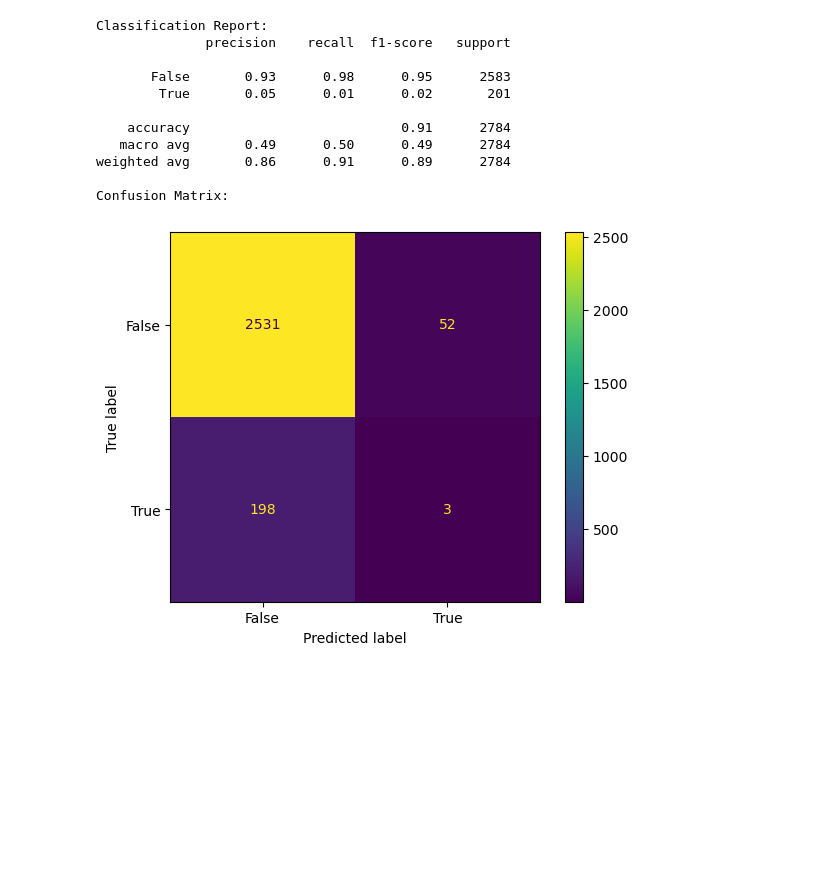
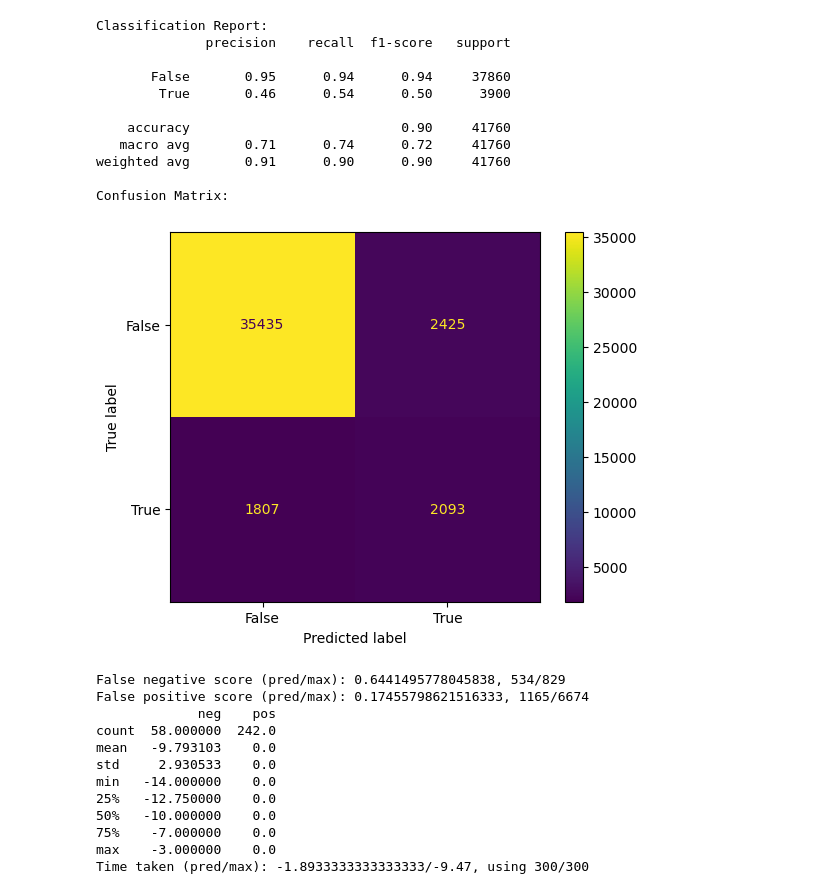
Before and after one commit to SmallNub/tweedejaars_project, a Jupyter notebook: notebooks/temp_file copy.ipynb, the cells around one changed output. Drawn from its saved outputs; the diff is of its cells as text; code cells hidden in the pictures; blank space fills up the shorter version.

```diff
--- a/notebooks/temp_file copy.ipynb
+++ b/notebooks/temp_file copy.ipynb
@@ -69,13 +68,15 @@ features = [
     'min_ptu_price_known',
     "max_ptu_price_known",
     "settlement_price_bestguess",
+    'naive_strategy_action',
     'PTU',
     'forecast_wind',
     'forecast_solar',
-    'forecast_demand'
+    'forecast_demand',
+    'target_two_sided_ptu_realtime',
 ]
 
-splits = get_splits(df, ['PTU', 'import_capacity'], return_dict_pair=False)
+splits = get_splits(df, features=features, return_dict_pair=False)
 
 train_x = splits['train'][0]
 train_y = splits['train'][1]
@@ -140,21 +124,35 @@ Confusion Matrix:
 # %%
 model = load_model('xgboost')
 
 y_pred = model.predict(valid_x)
-show_basic_metrics(valid_y, y_pred, valid_ids)
+show_basic_metrics(valid_y, y_pred, valid_ids, False)
+show_real_penalty_score(valid_x, valid_y, y_pred, valid_ids, example_revenue=False)
+show_time_diff_score(valid_x, y_pred, valid_ids)
 # %% [output]
 Classification Report:
               precision    recall  f1-score   support
 
-       False       0.93      0.98      0.95      2583
-        True       0.05      0.01      0.02       201
+       False       0.95      0.94      0.94     37860
+        True       0.46      0.54      0.50      3900
 
-    accuracy                           0.91      2784
-   macro avg       0.49      0.50      0.49      2784
-weighted avg       0.86      0.91      0.89      2784
+    accuracy                           0.90     41760
+   macro avg       0.71      0.74      0.72     41760
+weighted avg       0.91      0.90      0.90     41760
 
 Confusion Matrix:
-[figure, old version]
+[figure, new version]
+False negative score (pred/max): 0.6441495778045838, 534/829
+False positive score (pred/max): 0.17455798621516333, 1165/6674
+             neg    pos
+count  58.000000  242.0
+mean   -9.793103    0.0
+std     2.930533    0.0
+min   -14.000000    0.0
+25%   -12.750000    0.0
+50%   -10.000000    0.0
+75%    -7.000000    0.0
+max    -3.000000    0.0
+Time taken (pred/max): -1.8933333333333333/-9.47, using 300/300
 # %%
 # def compute_penalty(df, pred, ids):
 #     total_penalty = 0
```
Also changed, not shown: parts of 2 cells of this notebook, 2 other files.
